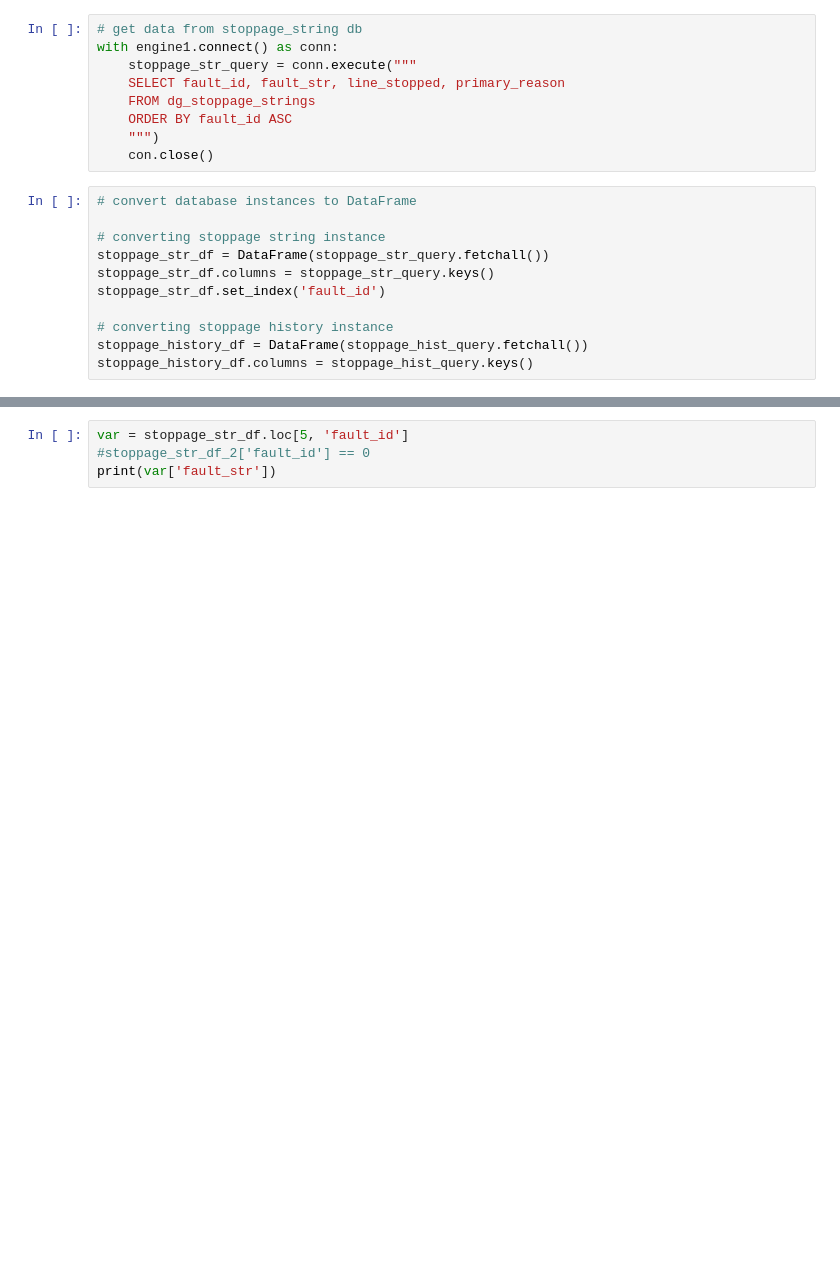
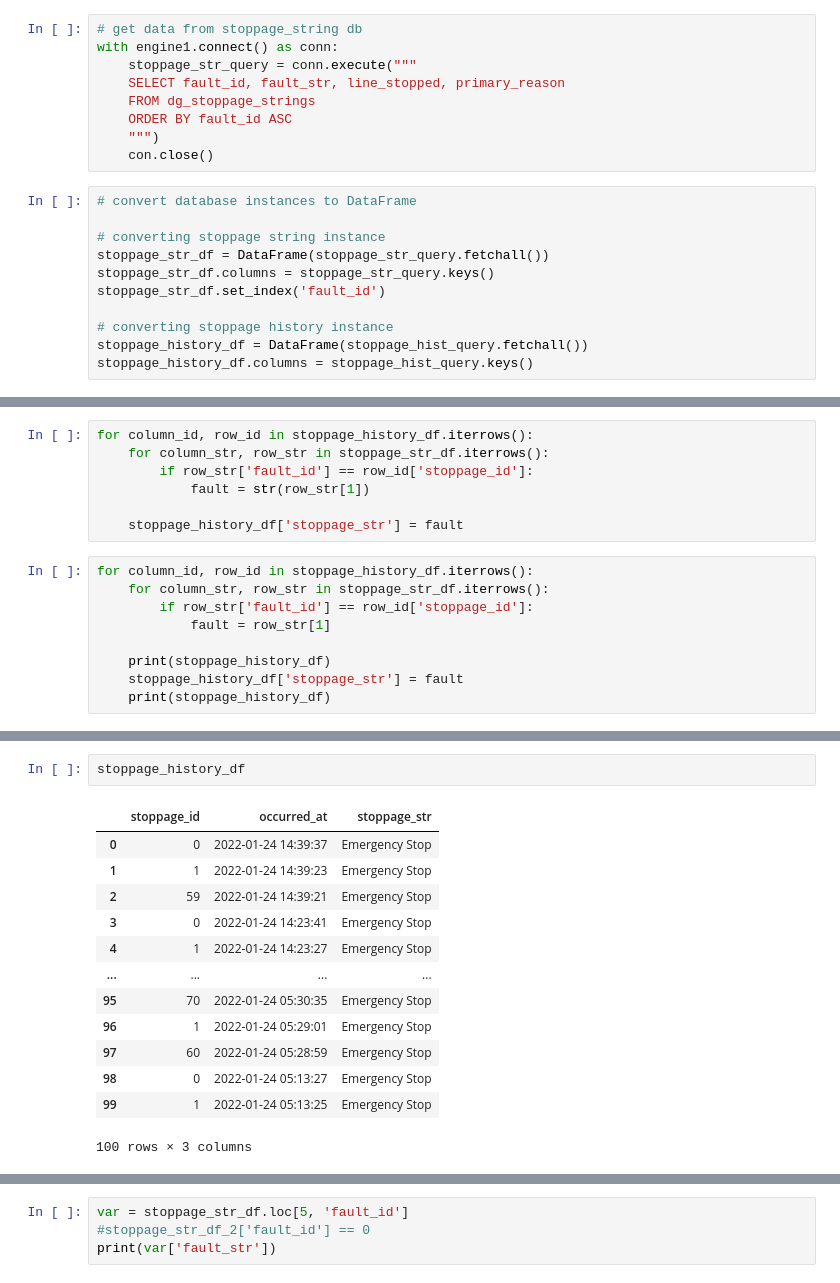
Before and after one commit to petermogyoros/Mass, a Jupyter notebook: visualise_dg_stops.ipynb, the cells around one changed output, grey strips where cells are left out. Saved outputs shown, nothing was run; the diff lists cells and outputs as text; blank space fills up the shorter version.

```diff
--- a/visualise_dg_stops.ipynb
+++ b/visualise_dg_stops.ipynb
@@ -59,0 +85,16 @@ stoppage_history_df.sort_values(by='occurred_at')
+# %%
+for column_id, row_id in stoppage_history_df.iterrows():
+    for column_str, row_str in stoppage_str_df.iterrows():
+        if row_str['fault_id'] == row_id['stoppage_id']:
+            fault = str(row_str[1])
+
+    stoppage_history_df['stoppage_str'] = fault
+# %%
+for column_id, row_id in stoppage_history_df.iterrows():
+    for column_str, row_str in stoppage_str_df.iterrows():
+        if row_str['fault_id'] == row_id['stoppage_id']:
+            fault = row_str[1]
+
+    print(stoppage_history_df)
+    stoppage_history_df['stoppage_str'] = fault
+    print(stoppage_history_df)
@@ -59,0 +119,16 @@ stoppage_history_df.sort_values(by='occurred_at')
+# %%
+stoppage_history_df
+# %% [output]
+|  | stoppage_id | occurred_at | stoppage_str |
+| 0 | 0 | 2022-01-24 14:39:37 | Emergency Stop |
+| 1 | 1 | 2022-01-24 14:39:23 | Emergency Stop |
+| 2 | 59 | 2022-01-24 14:39:21 | Emergency Stop |
+| 3 | 0 | 2022-01-24 14:23:41 | Emergency Stop |
+| 4 | 1 | 2022-01-24 14:23:27 | Emergency Stop |
+| ... | ... | ... | ... |
+| 95 | 70 | 2022-01-24 05:30:35 | Emergency Stop |
+| 96 | 1 | 2022-01-24 05:29:01 | Emergency Stop |
+| 97 | 60 | 2022-01-24 05:28:59 | Emergency Stop |
+| 98 | 0 | 2022-01-24 05:13:27 | Emergency Stop |
+| 99 | 1 | 2022-01-24 05:13:25 | Emergency Stop |
+100 rows × 3 columns
```
Also changed, not shown: parts of 7 cells of this notebook.
